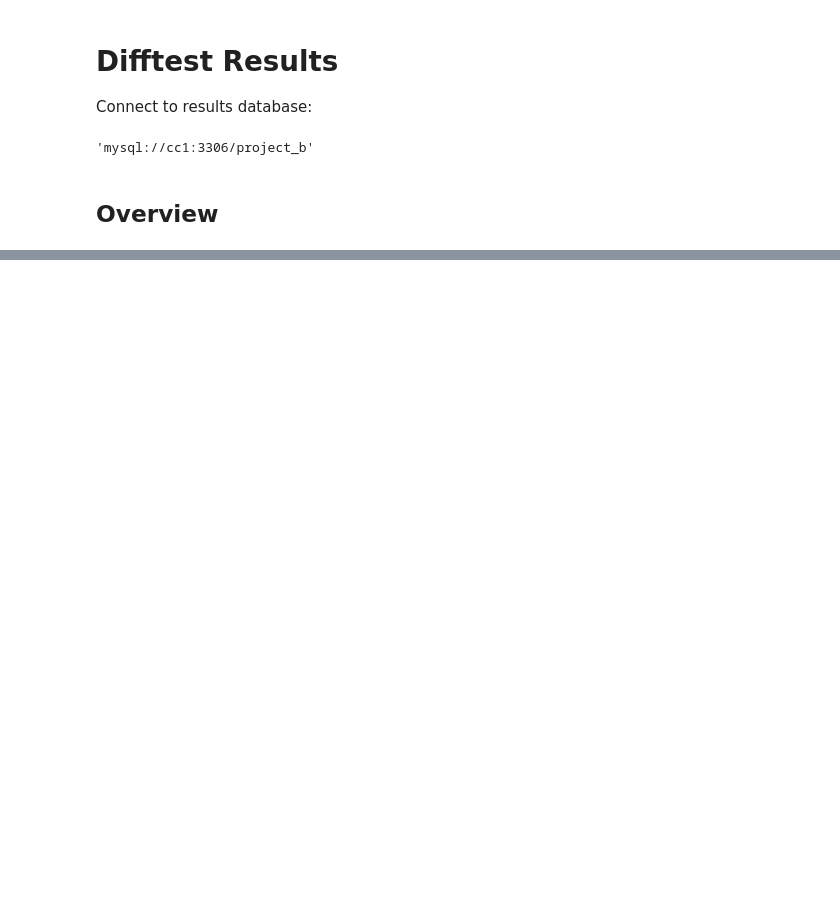
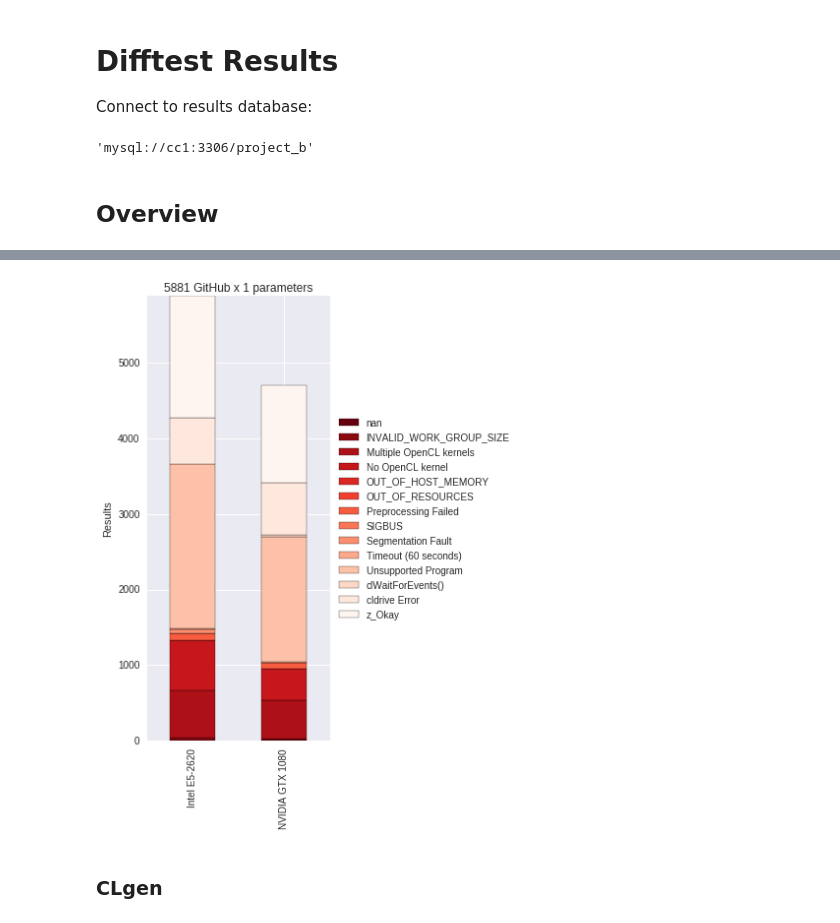
Before and after one commit to ChrisCummins/phd, a Jupyter notebook: difftest/Difftest Results.ipynb, the cells around one changed output, grey strips where cells are left out. Saved outputs shown, nothing was run; the diff lists cells and outputs as text; code cells hidden in the pictures; blank space fills up the shorter version.

```diff
--- a/difftest/Difftest Results.ipynb
+++ b/difftest/Difftest Results.ipynb
@@ -218,0 +353,6 @@ viz.finalise(figsize=(4.5, 8))
+# %%
+plot_outcomes(GitHubResult, "GitHub")
+# %% [output]
+[figure, added]
+# %% [markdown]
+### CLgen
```
Also changed, not shown: parts of 44 cells of this notebook, 1 other file.
